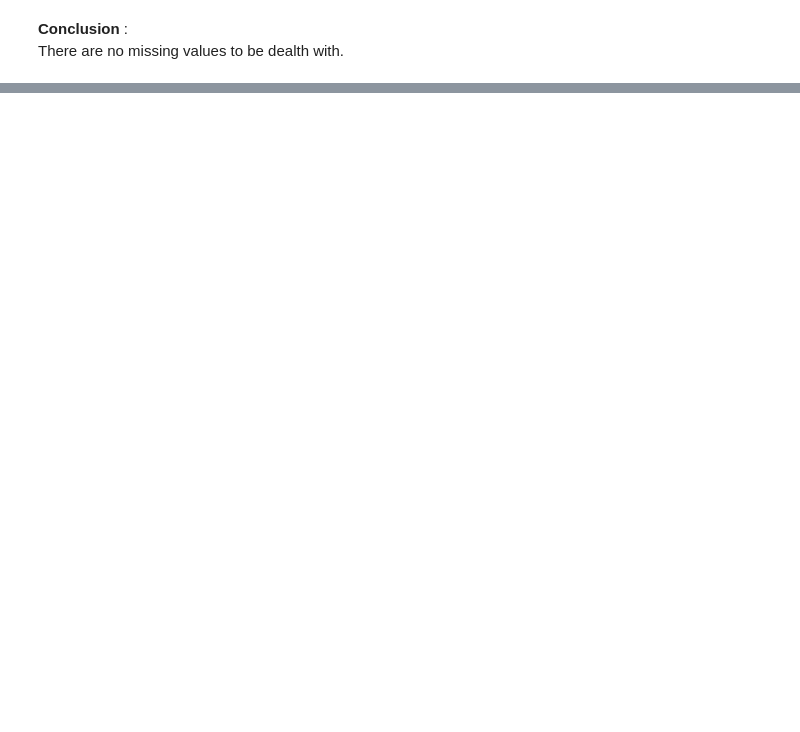
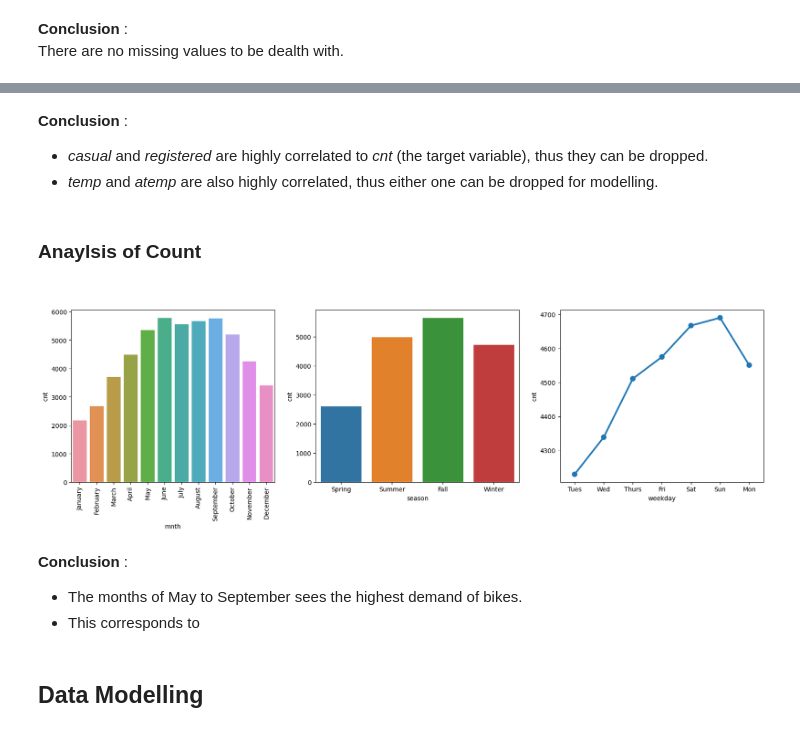
Before and after one commit to jaegarbomb/BikeSharing, a Jupyter notebook: Bike_Sharing_Analysis.ipynb, the cells around one changed output, grey strips where cells are left out. Saved outputs shown, nothing was run; the diff lists cells and outputs as text; code cells hidden in the pictures; blank space fills up the shorter version.

```diff
--- a/Bike_Sharing_Analysis.ipynb
+++ b/Bike_Sharing_Analysis.ipynb
@@ -49,0 +177,30 @@ master.drop(["instant"], axis=1, inplace=True);
+# %% [markdown]
+**Conclusion** : <br>
+- *casual* and  *registered* are highly correlated to *cnt* (the target variable), thus they can be dropped.
+- *temp* and *atemp* are also highly correlated, thus either one can be dropped for modelling.
+# %% [markdown]
+<h3> Anaylsis of Count <h4>
+# %%
+fig,ax = plt.subplots(1,3,figsize=(20,5))
+
+monthAggregated = pd.DataFrame(data.groupby("mnth")["cnt"].mean()).reset_index()
+monthSorted = monthAggregated.sort_values(by="cnt",ascending=False)
+# plt.xticks(rotation=90)
+# plt.title("Count vs Month")
+ax[0].set_xticklabels(ax[0].get_xticks(), rotation = 90)
+sns.barplot(data=monthSorted,x="mnth",y="cnt",ax=ax[0]);
+
+
+seasonAggregated = pd.DataFrame(data.groupby("season")["cnt"].mean()).reset_index()
+seasonSorted = seasonAggregated.sort_values(by="cnt",ascending=False)
+# plt.xticks(rotation=90)
+# plt.title("Count vs Seasons")
+sns.barplot(data=seasonSorted,x="season",y="cnt",ax=ax[1]);
+
+weekdayAggregated = pd.DataFrame(data.groupby("weekday")["cnt"].mean()).reset_index()
+weekdaySorted = weekdayAggregated.sort_values(by="cnt",ascending=False)
+# plt.xticks(rotation=90)
+# plt.title("Count vs Day of the Week")
+sns.pointplot(data=weekdaySorted,x="weekday",y="cnt",ax=ax[2]);
+# %% [output]
+[figure, added]
@@ -49,0 +209,6 @@ master.drop(["instant"], axis=1, inplace=True);
+# %% [markdown]
+**Conclusion** : <br>
+- The months of May to September sees the highest demand of bikes.
+- This corresponds to
+# %% [markdown]
+## Data Modelling
```
Also changed, not shown: parts of 16 cells of this notebook, 1 other file.
